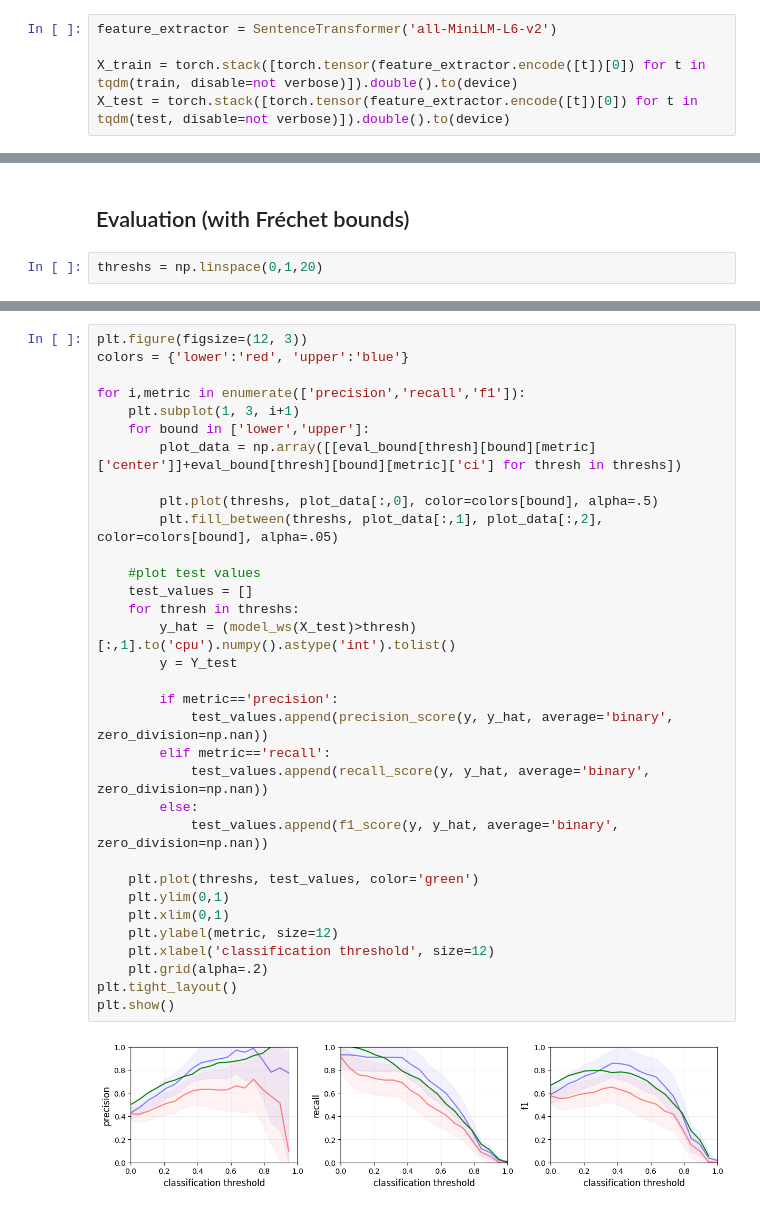
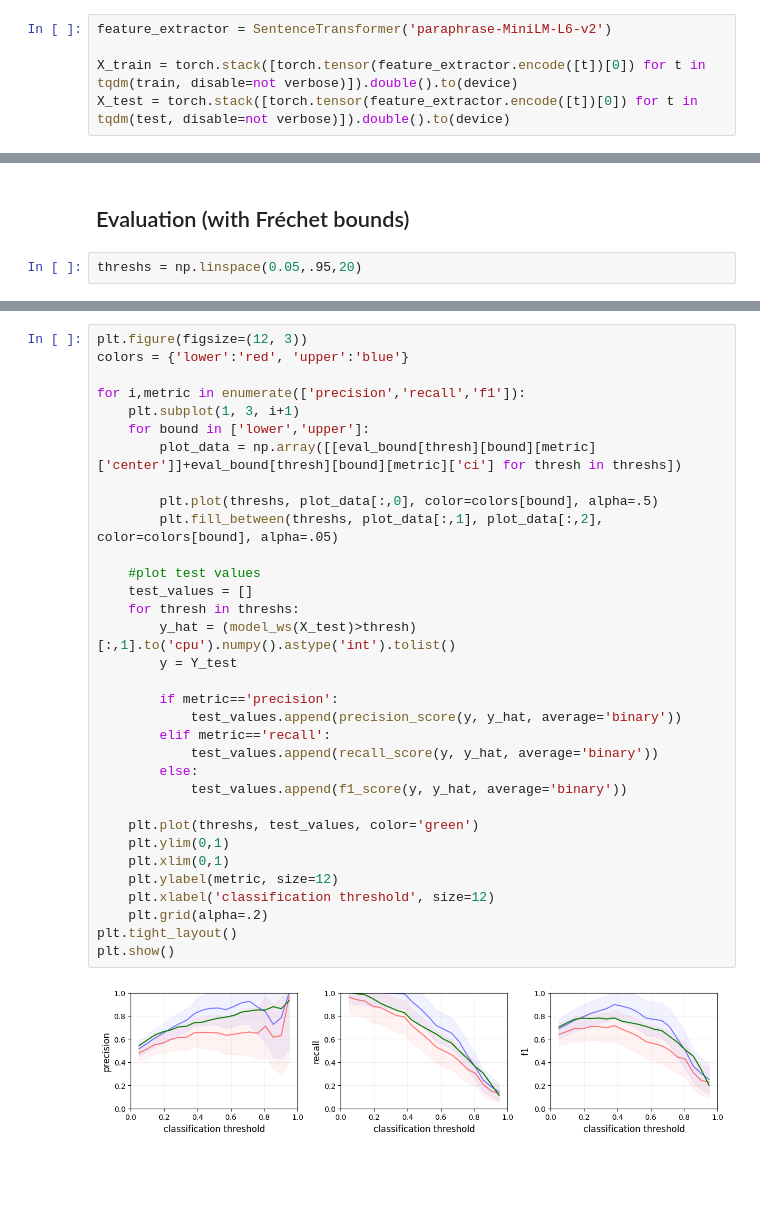
Before and after one commit to felipemaiapolo/wsbounds, a Jupyter notebook: notebooks/demo.ipynb, the cells around one changed output, grey strips where cells are left out. Drawn from its saved outputs; the diff is of its cells as text; blank space fills up the shorter version.

```diff
--- a/notebooks/demo.ipynb
+++ b/notebooks/demo.ipynb
@@ -85,7 +85,7 @@ Hate example: And the sad thing is the white students at those schools will act
 # %% [markdown]
 Extracting features from $X$:
 # %%
-feature_extractor = SentenceTransformer('all-MiniLM-L6-v2')
+feature_extractor = SentenceTransformer('paraphrase-MiniLM-L6-v2')
 
 X_train = torch.stack([torch.tensor(feature_extractor.encode([t])[0]) for t in tqdm(train, disable=not verbose)]).double().to(device)
 X_test = torch.stack([torch.tensor(feature_extractor.encode([t])[0]) for t in tqdm(test, disable=not verbose)]).double().to(device)
@@ -208,7 +219,7 @@ model_ws = TrainModelCI(model_ws, X_train, Z_train, set_Z, P_Y_Z, weight_decay=w
 # %% [markdown]
 ## Evaluation (with Fréchet bounds)
 # %%
-threshs = np.linspace(0,1,20)
+threshs = np.linspace(0.05,.95,20)
 # %%
 eval_bound = {}
 
@@ -222,34 +235,34 @@ for thresh in tqdm(threshs):
 plt.figure(figsize=(12, 3))
 colors = {'lower':'red', 'upper':'blue'}
 
 for i,metric in enumerate(['precision','recall','f1']):
     plt.subplot(1, 3, i+1)
     for bound in ['lower','upper']:
         plot_data = np.array([[eval_bound[thresh][bound][metric]['center']]+eval_bound[thresh][bound][metric]['ci'] for thresh in threshs])
 
         plt.plot(threshs, plot_data[:,0], color=colors[bound], alpha=.5)
         plt.fill_between(threshs, plot_data[:,1], plot_data[:,2], color=colors[bound], alpha=.05)
 
     #plot test values
     test_values = []
     for thresh in threshs:
         y_hat = (model_ws(X_test)>thresh)[:,1].to('cpu').numpy().astype('int').tolist()
         y = Y_test
 
         if metric=='precision':
-            test_values.append(precision_score(y, y_hat, average='binary', zero_division=np.nan))
+            test_values.append(precision_score(y, y_hat, average='binary'))
         elif metric=='recall':
-            test_values.append(recall_score(y, y_hat, average='binary', zero_division=np.nan))
+            test_values.append(recall_score(y, y_hat, average='binary'))
         else:
-            test_values.append(f1_score(y, y_hat, average='binary', zero_division=np.nan))
+            test_values.append(f1_score(y, y_hat, average='binary'))
 
     plt.plot(threshs, test_values, color='green')
     plt.ylim(0,1)
     plt.xlim(0,1)
     plt.ylabel(metric, size=12)
     plt.xlabel('classification threshold', size=12)
     plt.grid(alpha=.2)
 plt.tight_layout()
 plt.show()
 # %% [output]
-[figure, old version]
+[figure, new version]
```
Also changed, not shown: parts of 12 cells of this notebook, 11 other files.
